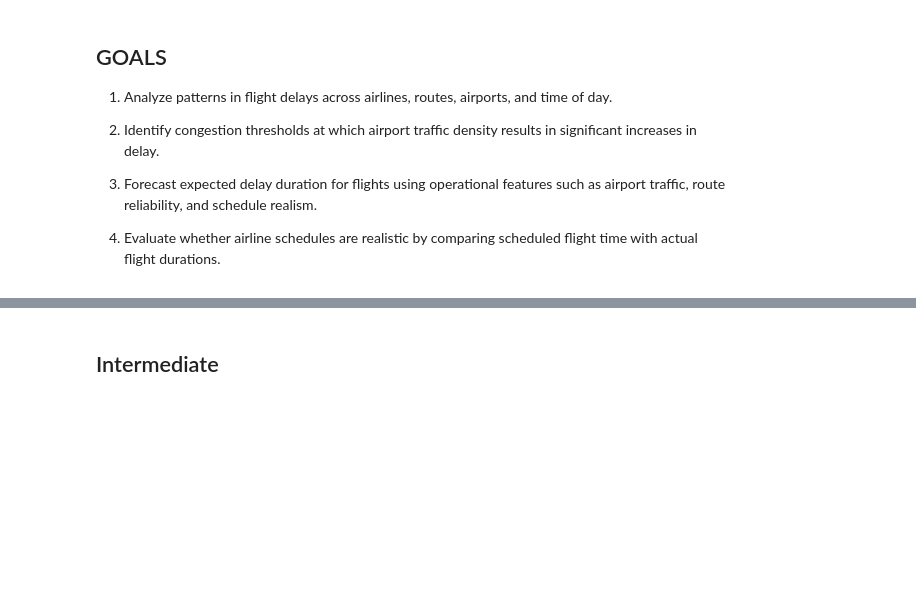
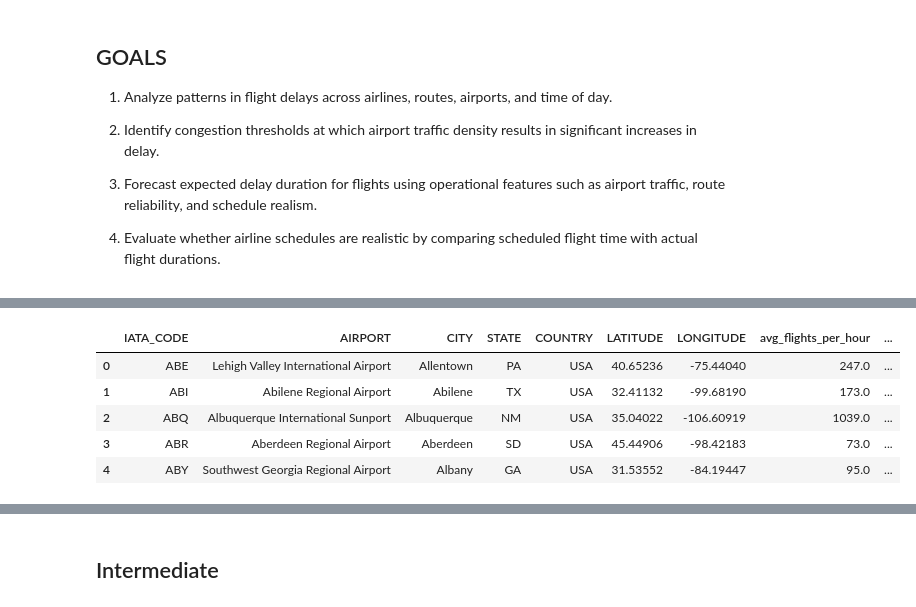
Before and after one commit to qigol/flight-delays-recommender, a Jupyter notebook: main.ipynb, the cells around one changed output, grey strips where cells are left out. Drawn from its saved outputs; the diff is of its cells as text; code cells hidden in the pictures; blank space fills up the shorter version.

```diff
--- a/main.ipynb
+++ b/main.ipynb
@@ -64,0 +114,44 @@ Solution: temporarily ignore all october data
+# %%
+filtered_flights = flights[flights['CANCELLED'] == 0]
+valid_flights = flights[
+    (flights['CANCELLED'] == 0) &
+    (flights['DIVERTED'] == 0) &
+    (flights['MONTH'] != 10)
+]
+
+
+airports['avg_flights_per_hour'] = airports['IATA_CODE'].map(
+    flights.assign(hour=filtered_flights['SCHEDULED_DEPARTURE']//100)
+           .groupby(['ORIGIN_AIRPORT','hour'])
+           .size()
+           .groupby('ORIGIN_AIRPORT')
+           .mean()
+           .round()
+)
+
+airports['avg_flights_per_hour'] = airports['IATA_CODE'].map(
+    flights.assign(hour=filtered_flights['SCHEDULED_DEPARTURE']//100)
+           .groupby(['ORIGIN_AIRPORT','hour'])
+           .size()
+           .groupby('ORIGIN_AIRPORT')
+           .mean()
+           .round()
+)
+
+airport_delay = (
+    valid_flights
+    .assign(delayed=lambda x: x['ARRIVAL_DELAY'] > 0)
+    .groupby('ORIGIN_AIRPORT')['delayed']
+    .mean()
+)
+
+airports['AVG_DELAY_RATE'] = airports['IATA_CODE'].map(airport_delay)
+
+display(airports.head())
+# %% [output]
+|  | IATA_CODE | AIRPORT | CITY | STATE | COUNTRY | LATITUDE | LONGITUDE | avg_flights_per_hour | ... |
+| 0 | ABE | Lehigh Valley International Airport | Allentown | PA | USA | 40.65236 | -75.44040 | 247.0 | ... |
+| 1 | ABI | Abilene Regional Airport | Abilene | TX | USA | 32.41132 | -99.68190 | 173.0 | ... |
+| 2 | ABQ | Albuquerque International Sunport | Albuquerque | NM | USA | 35.04022 | -106.60919 | 1039.0 | ... |
+| 3 | ABR | Aberdeen Regional Airport | Aberdeen | SD | USA | 45.44906 | -98.42183 | 73.0 | ... |
+| 4 | ABY | Southwest Georgia Regional Airport | Albany | GA | USA | 31.53552 | -84.19447 | 95.0 | ... |
```
Also changed, not shown: parts of 20 cells of this notebook, 1 other file.
